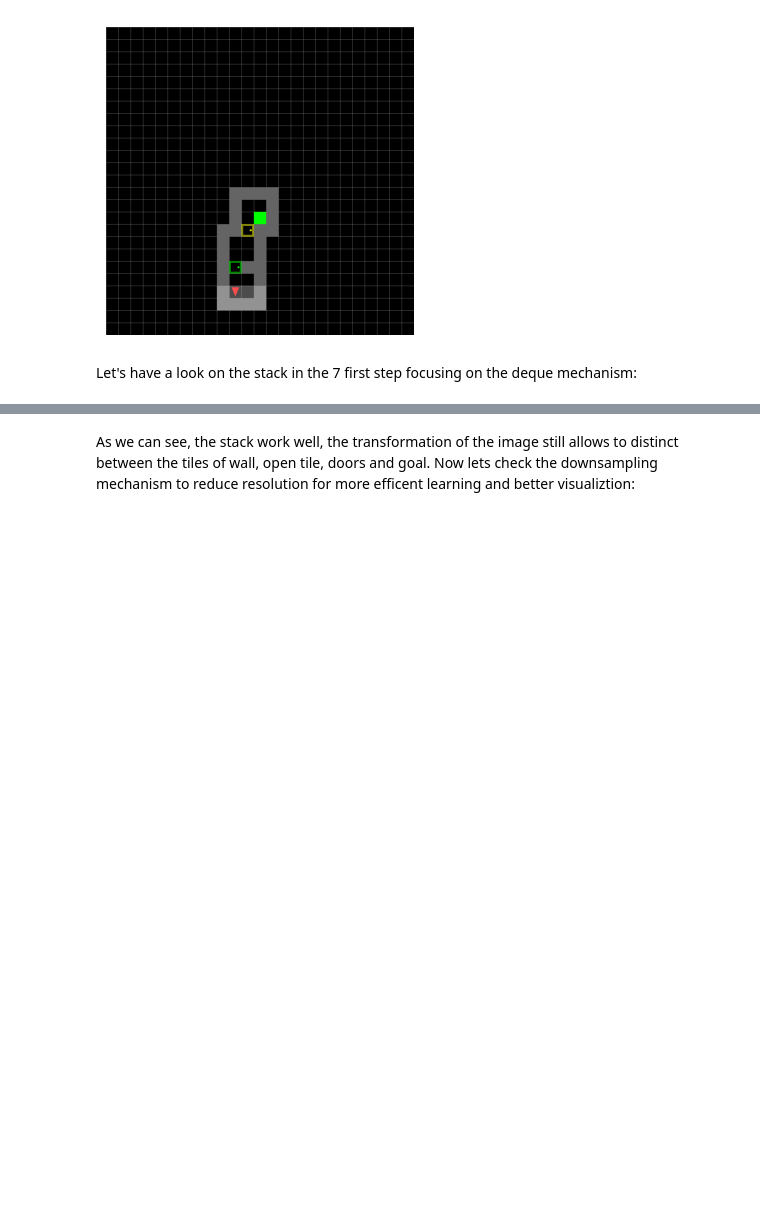
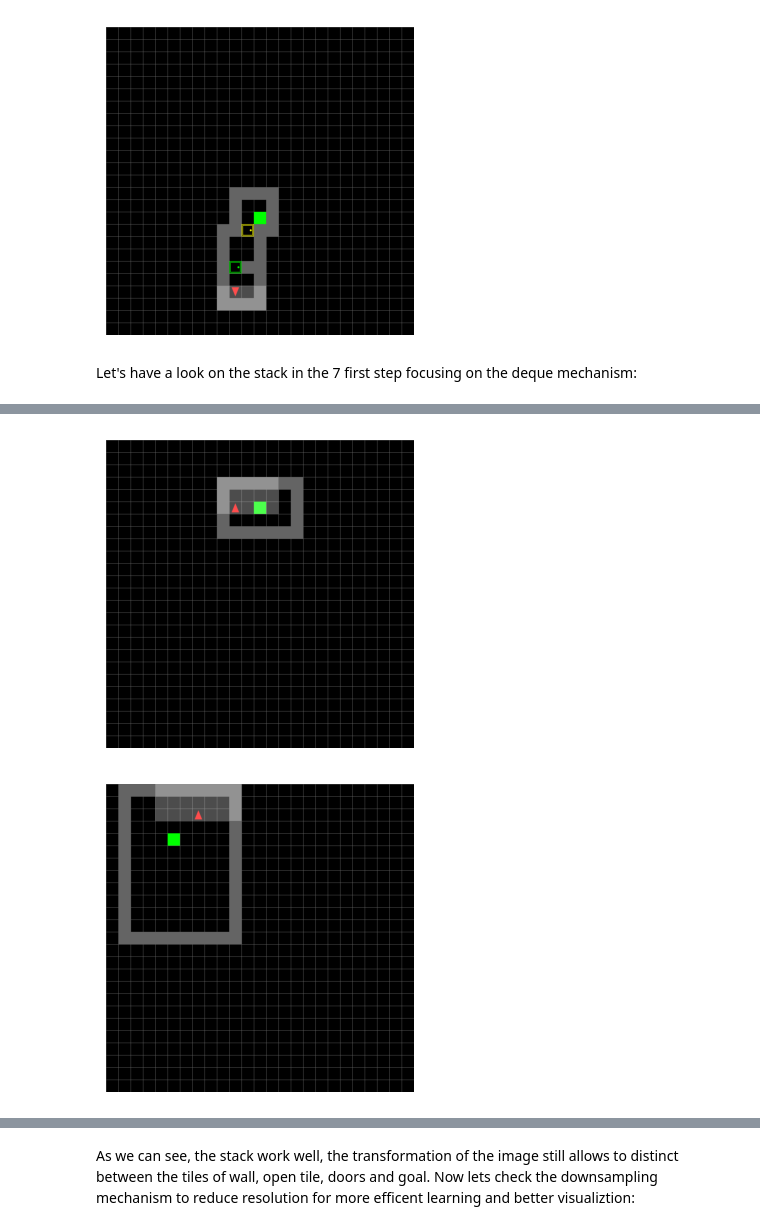
Before and after one commit to yGit741/RL-final, a Jupyter notebook: final_project_training_204266191_318947470.ipynb, the cells around one changed output, grey strips where cells are left out. Drawn from its saved outputs; the diff is of its cells as text; code cells hidden in the pictures; blank space fills up the shorter version.

```diff
--- a/final_project_training_204266191_318947470.ipynb
+++ b/final_project_training_204266191_318947470.ipynb
@@ -898,0 +1162,8 @@ visualize_frame_stack(env, frame_stack, lambda env: 2)
+# %%
+goal_obsersved_env, obs = create_multiroom_env(num_rooms=1, max_room_size=50, seed=334, reward_shaping=True)
+show_full_frame_rgb(goal_obsersved_env, obs)
+goal_not_obsersved_env, obs = create_multiroom_env(num_rooms=1, max_room_size=50, seed=434, reward_shaping=True)
+show_full_frame_rgb(goal_not_obsersved_env, obs)
+# %% [output]
+[figure, added]
+[figure, added]
```
Also changed, not shown: parts of 24 cells of this notebook.
